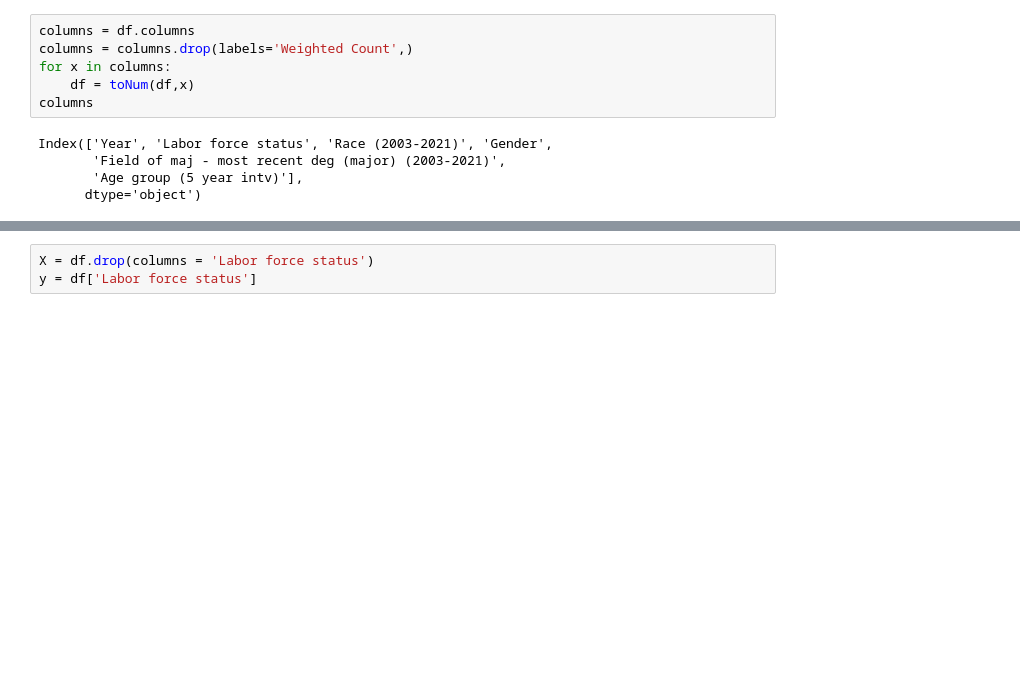
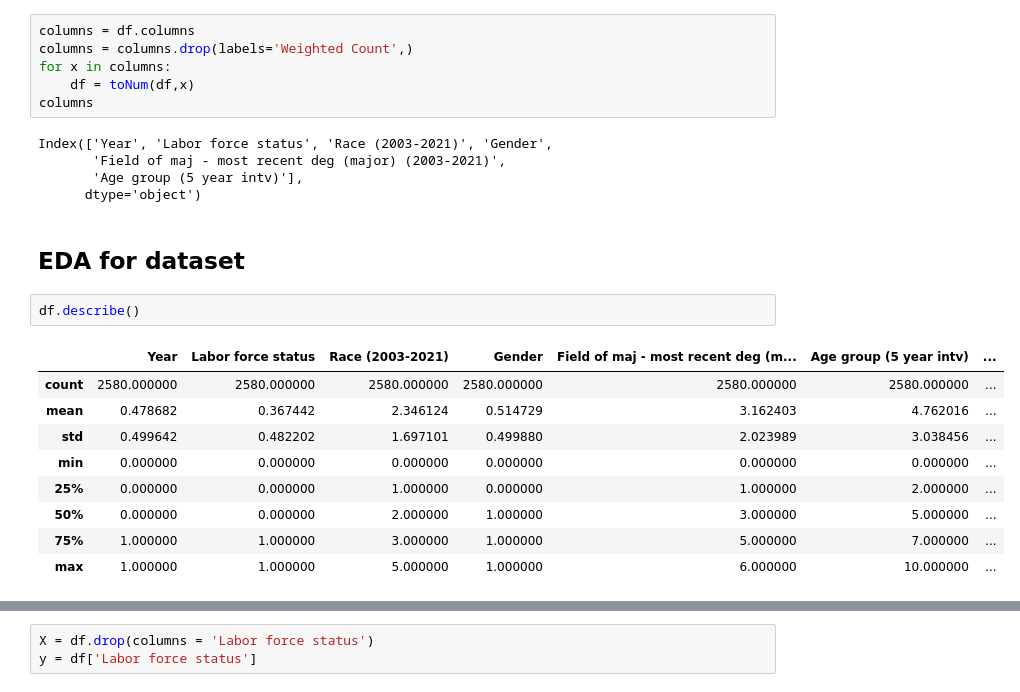
Before and after one commit to paulieGeeMav33/Data-Project, a Jupyter notebook: Findings.ipynb, the cells around one changed output, grey strips where cells are left out. Cells and saved outputs as stored; diff of their text form; blank space fills up the shorter version.

```diff
--- a/Findings.ipynb
+++ b/Findings.ipynb
@@ -69,3 +73,17 @@ Index(['Year', 'Labor force status', 'Race (2003-2021)', 'Gender',
        'Field of maj - most recent deg (major) (2003-2021)',
        'Age group (5 year intv)'],
       dtype='object')
+# %% [markdown]
+## EDA for dataset
+# %%
+df.describe()
+# %% [output]
+|  | Year | Labor force status | Race (2003-2021) | Gender | Field of maj - most recent deg (m... | Age group (5 year intv) | ... |
+| count | 2580.000000 | 2580.000000 | 2580.000000 | 2580.000000 | 2580.000000 | 2580.000000 | ... |
+| mean | 0.478682 | 0.367442 | 2.346124 | 0.514729 | 3.162403 | 4.762016 | ... |
+| std | 0.499642 | 0.482202 | 1.697101 | 0.499880 | 2.023989 | 3.038456 | ... |
+| min | 0.000000 | 0.000000 | 0.000000 | 0.000000 | 0.000000 | 0.000000 | ... |
+| 25% | 0.000000 | 0.000000 | 1.000000 | 0.000000 | 1.000000 | 2.000000 | ... |
+| 50% | 0.000000 | 0.000000 | 2.000000 | 1.000000 | 3.000000 | 5.000000 | ... |
+| 75% | 1.000000 | 1.000000 | 3.000000 | 1.000000 | 5.000000 | 7.000000 | ... |
+| max | 1.000000 | 1.000000 | 5.000000 | 1.000000 | 6.000000 | 10.000000 | ... |
```
Also changed, not shown: parts of 7 cells of this notebook.
